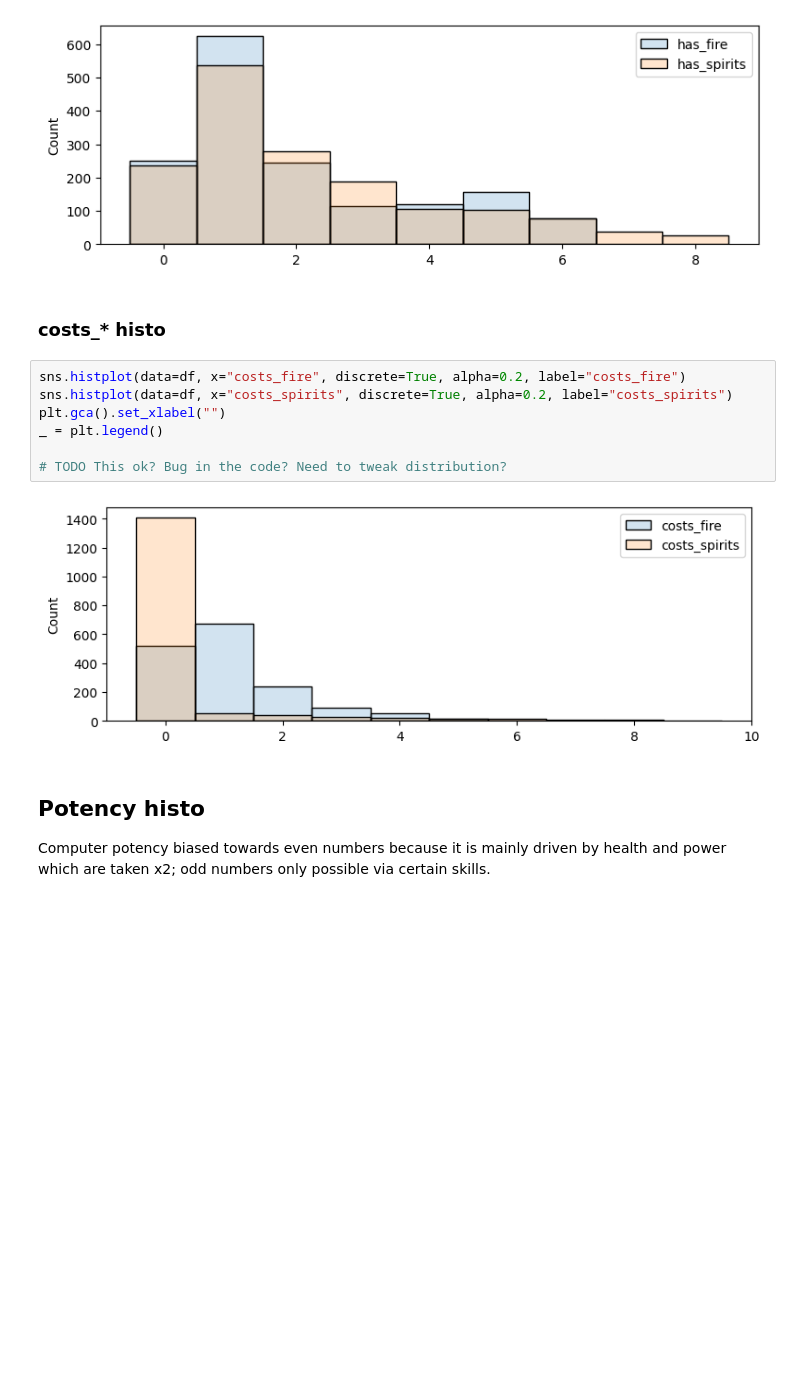
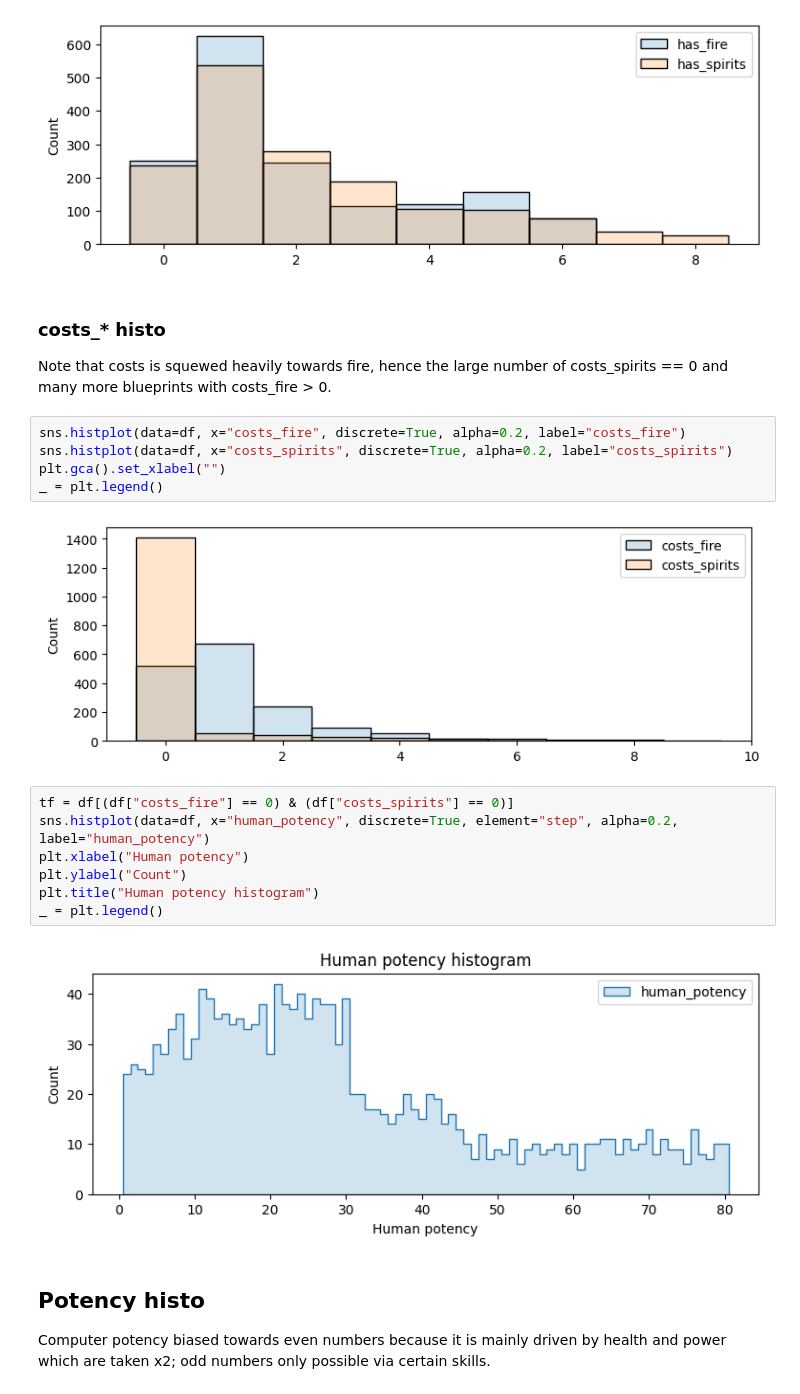
Before and after one commit to ymyke/cardio, a Jupyter notebook: cardio/blueprints/blueprint_stats.ipynb, the cells around one changed output. Drawn from its saved outputs; the diff is of its cells as text; blank space fills up the shorter version.

Commit message:
Fix todo

```diff
--- a/cardio/blueprints/blueprint_stats.ipynb
+++ b/cardio/blueprints/blueprint_stats.ipynb
@@ -159,17 +159,27 @@ plt.gca().set_xlabel("")
 _ = plt.legend()
 # %% [output]
 [figure]
-# %% [markdown]
-### costs_* histo
+# %% [markdown]
+### costs_* histo
+
+Note that costs is squewed heavily towards fire, hence the large number of costs_spirits
+== 0 and many more blueprints with costs_fire > 0.
 # %%
 sns.histplot(data=df, x="costs_fire", discrete=True, alpha=0.2, label="costs_fire")
 sns.histplot(data=df, x="costs_spirits", discrete=True, alpha=0.2, label="costs_spirits")
 plt.gca().set_xlabel("")
 _ = plt.legend()
-
-# TODO This ok? Bug in the code? Need to tweak distribution?
 # %% [output]
 [figure]
+# %%
+tf = df[(df["costs_fire"] == 0) & (df["costs_spirits"] == 0)]
+sns.histplot(data=df, x="human_potency", discrete=True, element="step", alpha=0.2, label="human_potency")
+plt.xlabel("Human potency")
+plt.ylabel("Count")
+plt.title("Human potency histogram")
+_ = plt.legend()
+# %% [output]
+[figure, added]
 # %% [markdown]
 ## Potency histo
 
```
